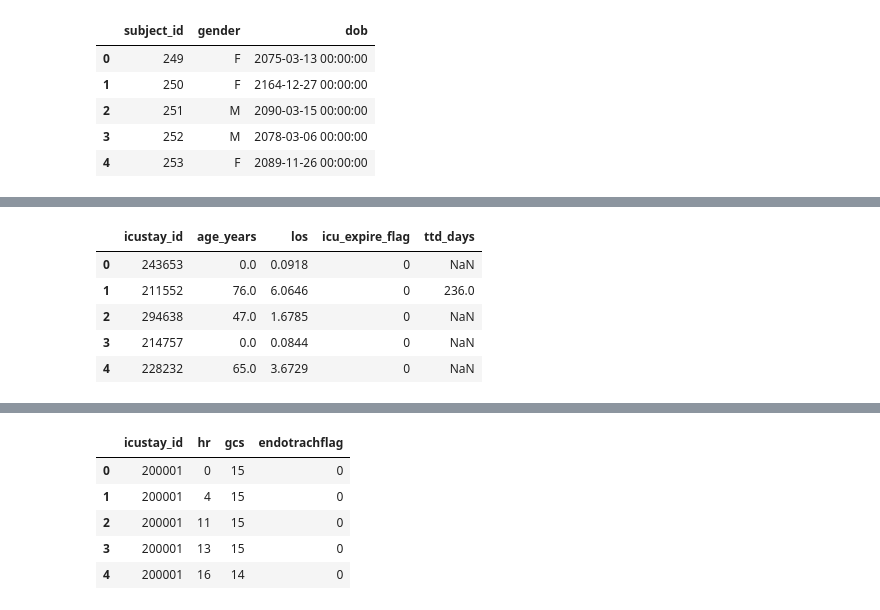
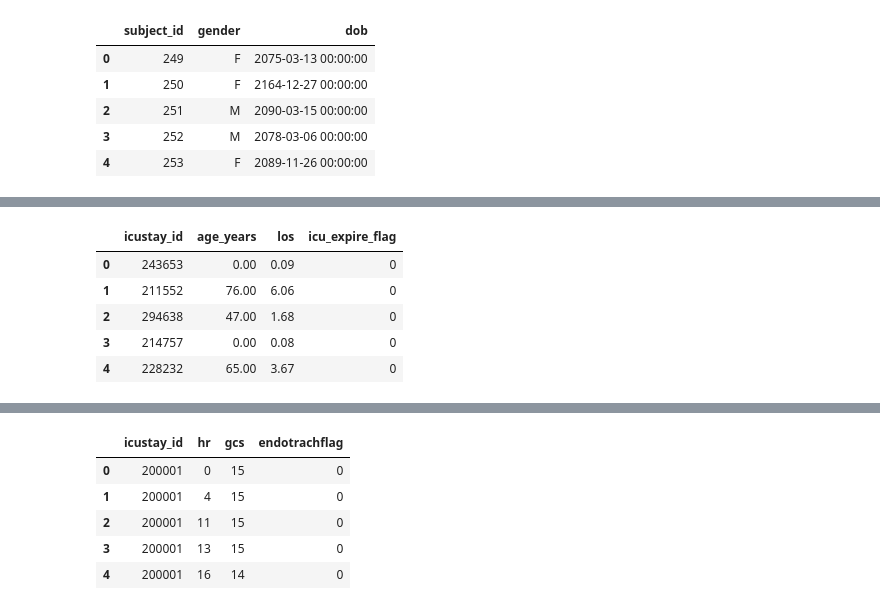
Before and after one commit to JoshyB14/Capstone_Project, a Jupyter notebook: capstone.ipynb, the cells around one changed output, grey strips where cells are left out. Saved outputs shown, nothing was run; the diff lists cells and outputs as text; code cells hidden in the pictures.

```diff
--- a/capstone.ipynb
+++ b/capstone.ipynb
@@ -124,14 +139,14 @@ pt_icu_outcome.head()
 # %%
 # Selecting only columns of interest from pt_icu
-pt_icu_outcome = pt_icu_outcome[['icustay_id','age_years','los','icu_expire_flag', 'ttd_days']]
+pt_icu_outcome = pt_icu_outcome[['icustay_id','age_years','los','icu_expire_flag']]
 pt_icu_outcome.head()
 # %% [output]
-|  | icustay_id | age_years | los | icu_expire_flag | ttd_days |
-| 0 | 243653 | 0.0 | 0.0918 | 0 | NaN |
-| 1 | 211552 | 76.0 | 6.0646 | 0 | 236.0 |
-| 2 | 294638 | 47.0 | 1.6785 | 0 | NaN |
-| 3 | 214757 | 0.0 | 0.0844 | 0 | NaN |
-| 4 | 228232 | 65.0 | 3.6729 | 0 | NaN |
+|  | icustay_id | age_years | los | icu_expire_flag |
+| 0 | 243653 | 0.00 | 0.09 | 0 |
+| 1 | 211552 | 76.00 | 6.06 | 0 |
+| 2 | 294638 | 47.00 | 1.68 | 0 |
+| 3 | 214757 | 0.00 | 0.08 | 0 |
+| 4 | 228232 | 65.00 | 3.67 | 0 |
 # %%
 # Left join the master table with our selected variables from pt_icu_outcome on the icustay_id
 master = pd.merge(master, pt_icu_outcome, on='icustay_id', how='left')
```
Also changed, not shown: parts of 162 cells of this notebook.
